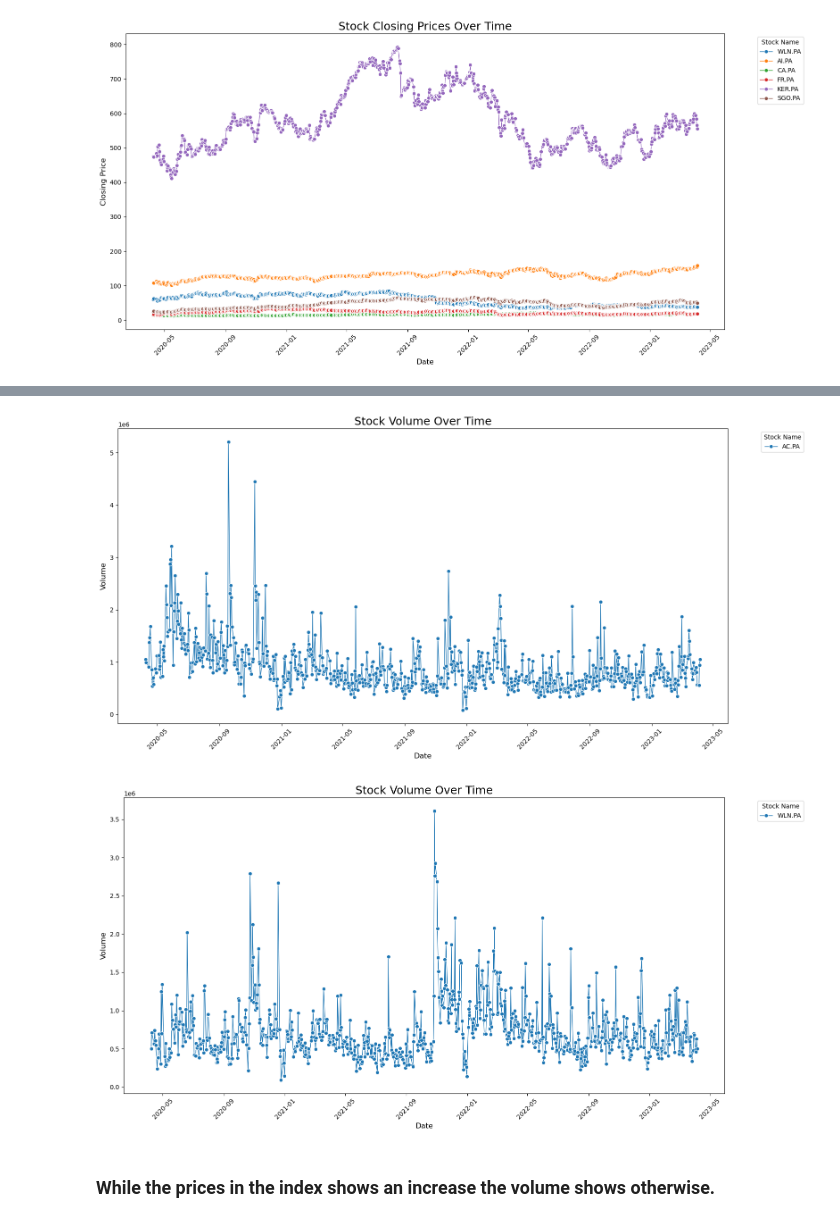
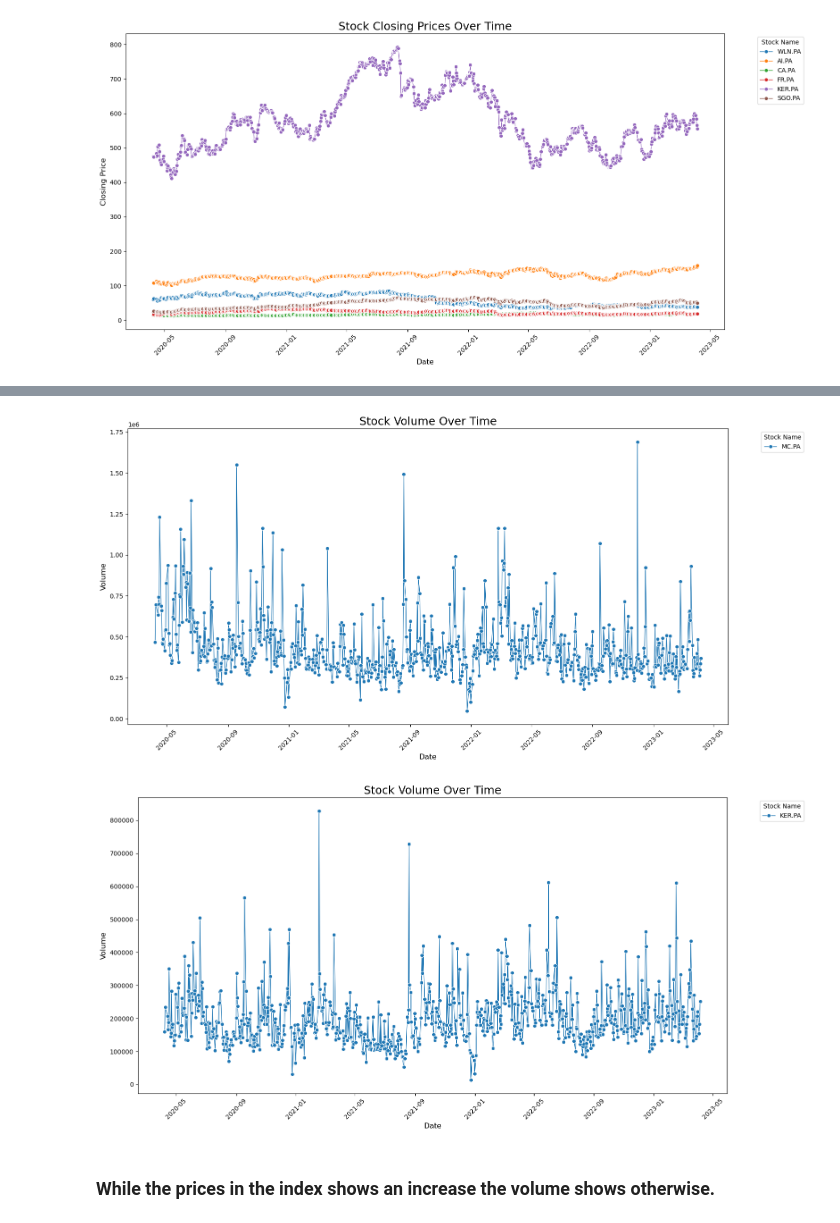
Before and after one commit to devavarez/MIS-Stock-Prediction, a Jupyter notebook: Prediksi Saham,.ipynb, the cells around one changed output, grey strips where cells are left out. Saved outputs shown, nothing was run; the diff lists cells and outputs as text; code cells hidden in the pictures.

```diff
--- a/Prediksi Saham,.ipynb
+++ b/Prediksi Saham,.ipynb
@@ -267,26 +267,26 @@ plt.show()
 # %%
-selected_stocks_2 = ['AC.PA']
+selected_stocks_2 = ['MC.PA']
 
 # Filter DataFrame to only those 3
 EDA_filtered_2 = EDA[EDA['Stock'].isin(selected_stocks_2)]
 
 plt.figure(figsize=(16, 8))  # Bigger figure for many stocks
 sns.lineplot(data=EDA_filtered_2, x='Date', y='Volume', hue='Stock', marker='o', linewidth=1)
 
 plt.title("Stock Volume Over Time", fontsize=18)
 plt.xlabel("Date", fontsize=12)
 plt.ylabel("Volume", fontsize=12)
 plt.xticks(rotation=45)
 
 
 plt.legend(title="Stock Name", bbox_to_anchor=(1.05, 1), loc='upper left')
 
 plt.tight_layout()
 plt.show()
 # %% [output]
-[figure, old version]
+[figure, new version]
 # %%
-selected_stocks_2 = ['WLN.PA']
+selected_stocks_2 = ['KER.PA']
 
 # Filter DataFrame to only those 3
 EDA_filtered_2 = EDA[EDA['Stock'].isin(selected_stocks_2)]
@@ -305,7 +305,7 @@ plt.legend(title="Stock Name", bbox_to_anchor=(1.05, 1), loc='upper left')
 plt.tight_layout()
 plt.show()
 # %% [output]
-[figure, old version]
+[figure, new version]
 # %% [markdown]
 ### While the prices in the index shows an increase the volume shows otherwise.
 # %%
```
Also changed, not shown: parts of 11 cells of this notebook.
